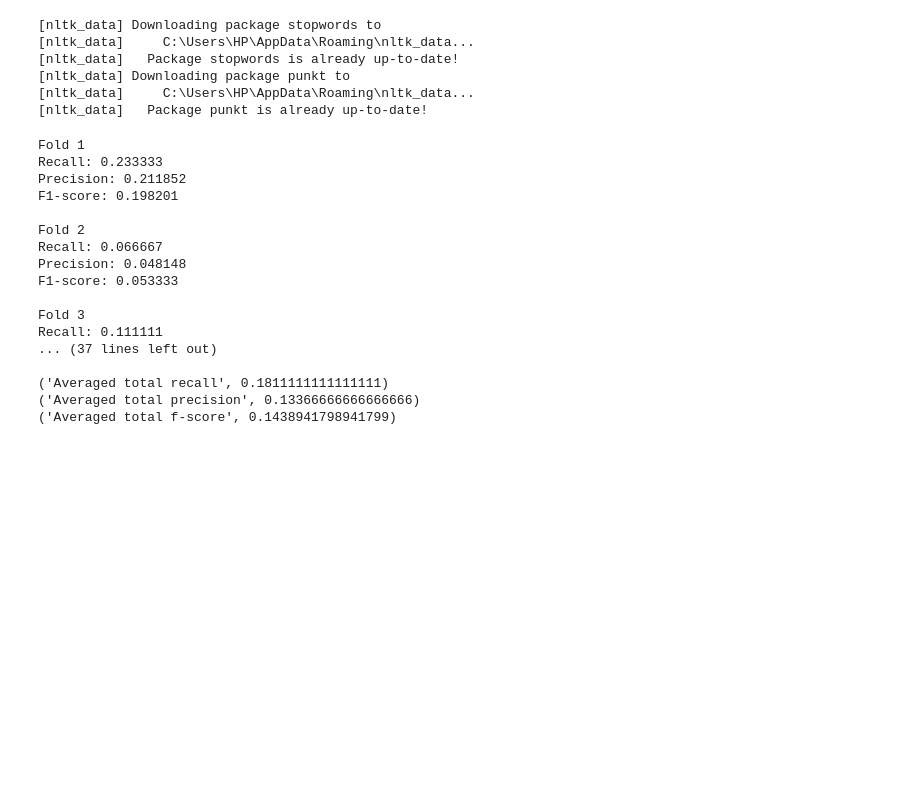
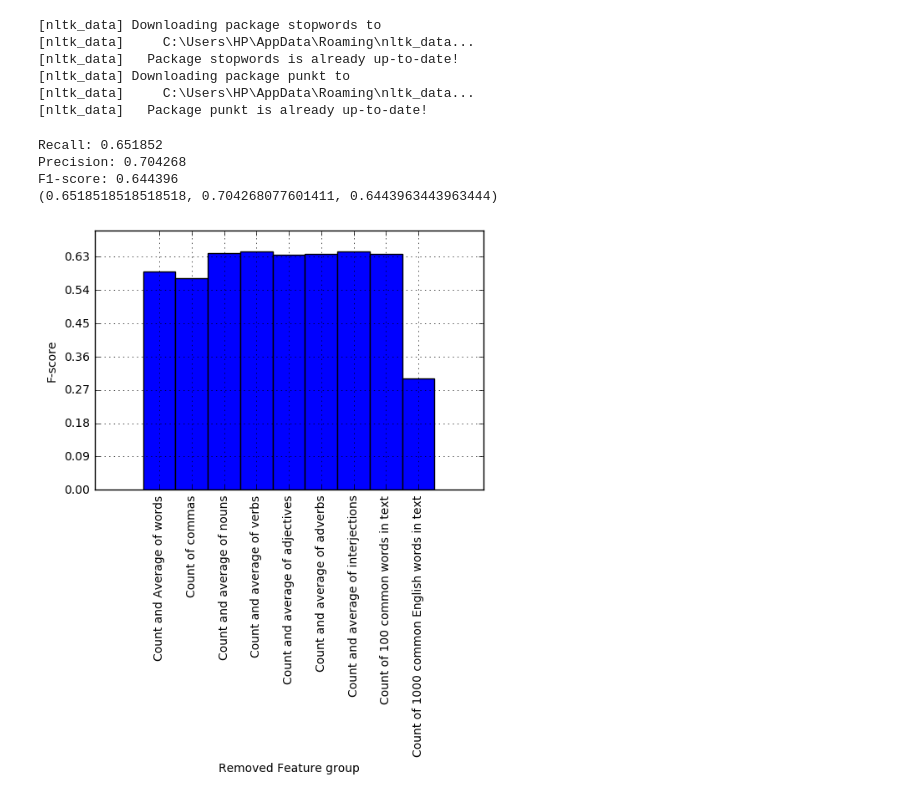
Before and after one commit to aumkar22/Authorship_Attribution, a Jupyter notebook: Authorship_Attribution.ipynb, the cells around one changed output. Saved outputs shown, nothing was run; the diff lists cells and outputs as text; code cells hidden in the pictures; blank space fills up the shorter version.

```diff
--- a/Authorship_Attribution.ipynb
+++ b/Authorship_Attribution.ipynb
@@ -323,6 +345,7 @@ def main():
     # Extract the features
     features = list(map(extract_features, train_data.data))
 
+    '''
     # Classify and evaluate
     skf = sklearn.model_selection.StratifiedKFold(n_splits=10)
     scores = []
@@ -352,13 +375,16 @@ def main():
     print("Averaged total f-score", f_score)
     print("")
 
+    '''
     # TODO: Once you are done crafting your features and tuning your model, also test on the test set and report your
     # TODO: findings. How does the score differ from the validation score? And why do you think this is?
-    # test_data = load_test_data()
-    # test_features = list(map(extract_features, test_data.data))
+    test_data = load_test_data()
+    test_features = list(map(extract_features, test_data.data))
     #
-    # y_pred = classify(features, train_data.target, test_features)
-    # evaluate(test_data.target, y_pred)
+    y_pred = classify(features, train_data.target, test_features)
+    score = evaluate(test_data.target, y_pred)
+
+    print(score)
 
 # This piece of code is common practice in Python, is something like if "this file" is the main file to be ran, then
 # execute this remaining piece of code. The advantage of this is that your main loop will not be executed when you
@@ -367,20 +393,23 @@ def main():
 if __name__ == '__main__':
     main()
 # %% [output]
-Fold 1
-Recall: 0.233333
-Precision: 0.211852
-F1-score: 0.198201
-
-Fold 2
-Recall: 0.066667
-Precision: 0.048148
-F1-score: 0.053333
-
-Fold 3
-Recall: 0.111111
-... (37 lines left out)
-
-('Averaged total recall', 0.1811111111111111)
-('Averaged total precision', 0.13366666666666666)
-('Averaged total f-score', 0.1438941798941799)
+Recall: 0.651852
+Precision: 0.704268
+F1-score: 0.644396
+(0.6518518518518518, 0.704268077601411, 0.6443963443963444)
+# %%
+labels = np.array(['Count and Average of words', 'Count of commas', 'Count and average of nouns', 'Count and average of verbs', 'Count and average of adjectives', 'Count and average of adverbs', 'Count and average of interjections', 'Count of 100 common words in text', 'Count of 1000 common English words in text'])
+xs = np.arange(len(labels))
+ys = np.array([0.590731, 0.571996, 0.638894, 0.644396, 0.635944, 0.637465, 0.644396, 0.636590, 0.300957])
+width = 1
+
+plt.bar(xs, ys, width, align='center')
+
+plt.xticks(xs, labels, rotation=90) #Replace default x-ticks with xs, then replace xs with labels
+plt.yticks(np.arange(0, ys.max(), 0.09))
+plt.xlabel('Removed Feature group')
+plt.ylabel('F-score')
+plt.grid(True)
+plt.show()
+# %% [output]
+[figure, added]
```
Also changed, not shown: parts of 2 cells of this notebook.
